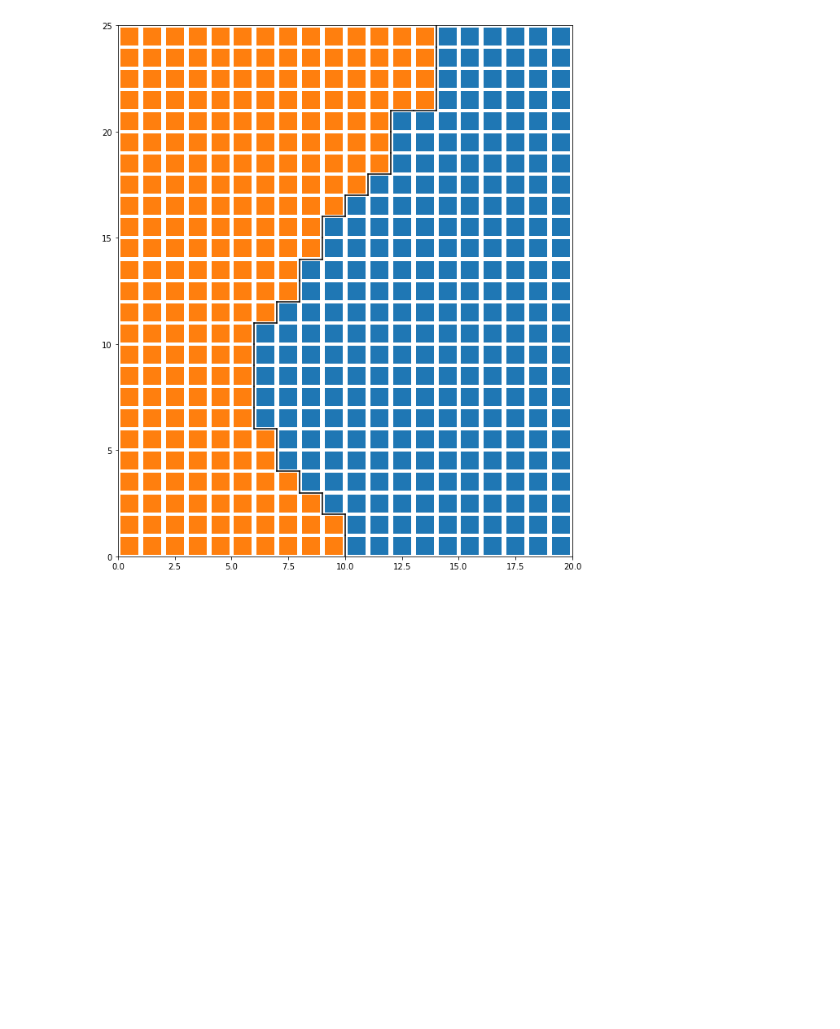
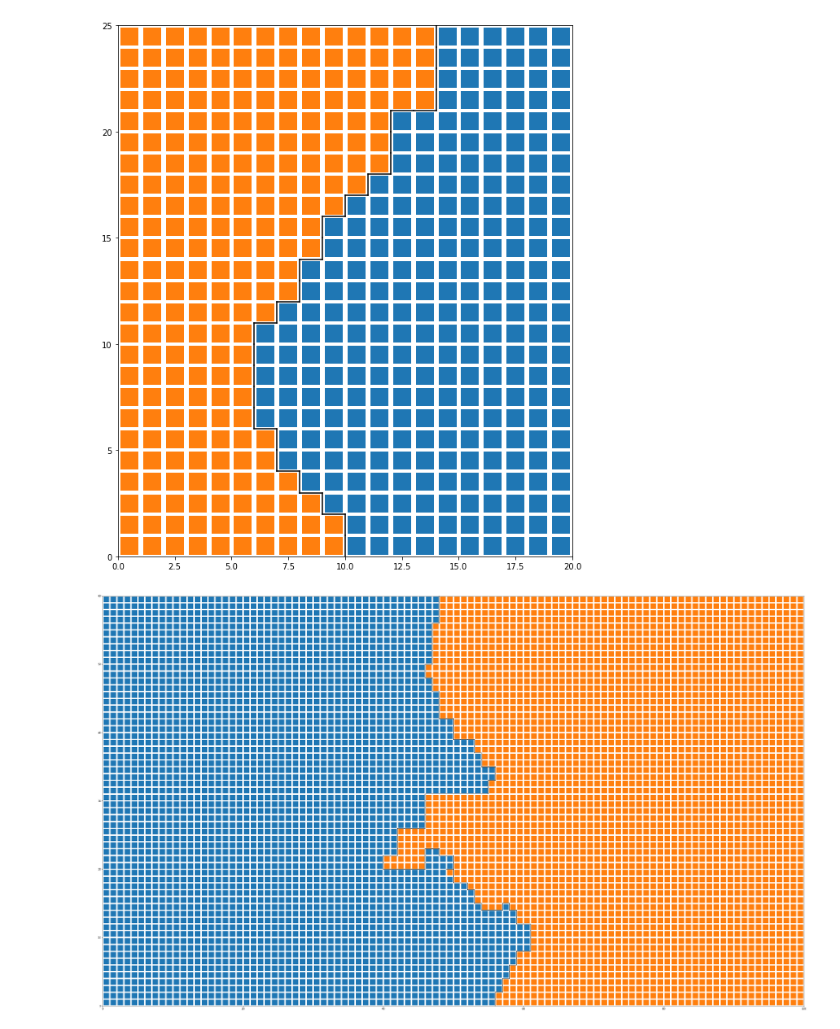
Before and after one commit to mikkelmilo/SOM-Clustering-Visualisations, a Jupyter notebook: chainlink-Kmeans+plot.ipynb, the cells around one changed output. Drawn from its saved outputs; the diff is of its cells as text; code cells hidden in the pictures; blank space fills up the shorter version.

Commit message:
big som training and plotting

```diff
--- a/chainlink-Kmeans+plot.ipynb
+++ b/chainlink-Kmeans+plot.ipynb
@@ -92,7 +92,7 @@ Mean of Quantization error:
  [2.39000000e+02 9.96000000e+02 2.35740086e-01 4.99000000e+02]
  [2.40000000e+02 9.97000000e+02 2.47287835e-01 5.00000000e+02]]
 # %%
-def winners_labels(som,weights,labels):
+def winners_labels(som,weights,labels,d1,d2):
     winners_labels = np.zeros(shape=(d1,d2))
     for cnt, xx in enumerate (weights):
         w = som.winner(xx)
@@ -110,9 +110,9 @@ def dif_matrix(label_matrix):
                 dif_mat[i][j] = 1
     return dif_mat
 
-dif_matrix(winners_labels(chainlink_som_small,weights,labels))
+dif_matrix(winners_labels(chainlink_som_small,weights,labels,d1,d2))
 
-print(np.unique(dif_matrix(winners_labels(chainlink_som_small,weights,labels))))
+print(np.unique(dif_matrix(winners_labels(chainlink_som_small,weights,labels,d1,d2))))
 # %% [output]
 [0. 1.]
 # %%
@@ -129,7 +129,7 @@ def plot_with_labelling(som, d1, d2, labels, coloring_labels, rweights, debug=Fa
     # use different colors and markers for each label
     #markers = ['o', 's', 'D']
     colors = ['C' + str(i) for i in np.unique(coloring_labels)] #['C0', 'C1', 'C2', 'C3', 'C4']
-    win_labels = winners_labels(som,rweights,labels)
+    win_labels = winners_labels(som,rweights,labels,d1,d2)
     diff_mat_ = dif_matrix(win_labels)
     diff_mat = np.append(diff_mat_,np.ones((diff_mat_.shape[0],1)),axis=1)
     diff_mat = np.append(diff_mat,np.ones((1,diff_mat.shape[1])),axis=0)
@@ -258,0 +261,10 @@ plot_with_labelling(chainlink_som_small,d1,d2,labels_kM,labels_kM,rweights,debug
+# %%
+d3 = 100
+d4 = 60
+rweights1 = chainlink_som_big.get_weights().reshape(d3*d4,-1) # first argument is product of first two dimensions of the input dataset
+Z1 = cluster.hierarchy.linkage(rweights1,'ward')
+labels1 = cluster.hierarchy.cut_tree(Z1, n_clusters=2)
+labels1 = [l[0] for l in labels1]
+plot_with_labelling(chainlink_som_big,d3,d4,labels1,labels1,rweights1,debug=False)
+# %% [output]
+[figure, added]
```
Also changed, not shown: parts of 4 cells of this notebook.
